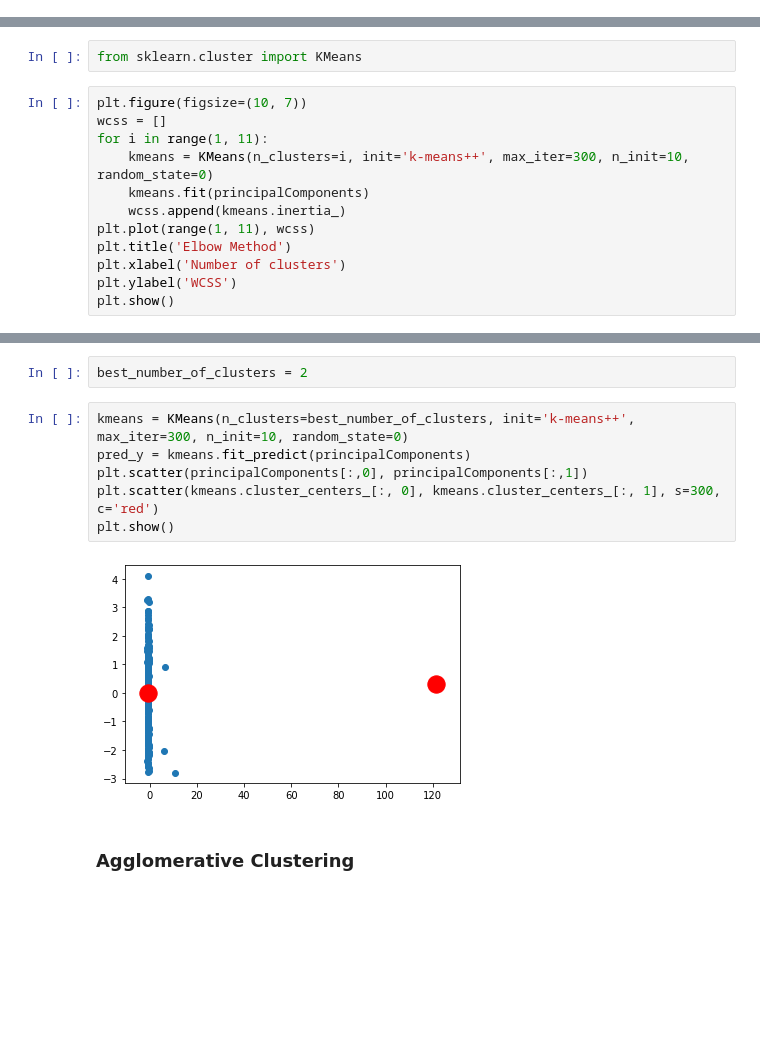
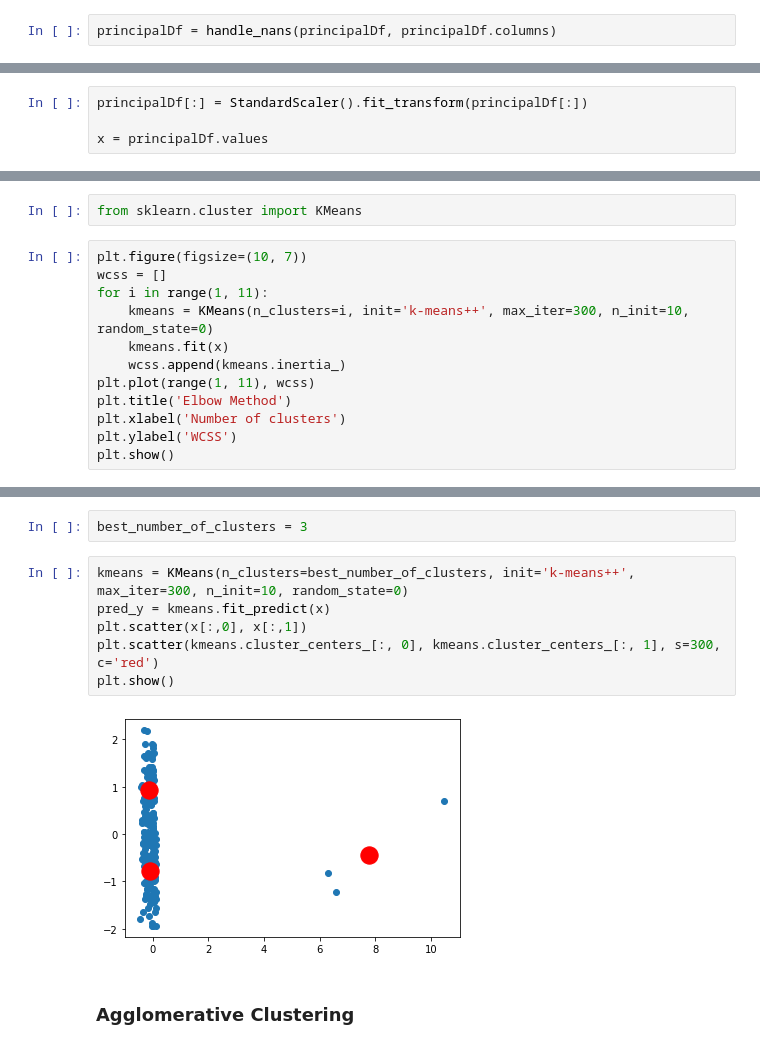
Before and after one commit to pedromlsreis/paranormal_distributions, a Jupyter notebook: explore_nb.ipynb, the cells around one changed output, grey strips where cells are left out. Cells and saved outputs as stored; diff of their text form; blank space fills up the shorter version.

Commit message:
Clustering improvement.

```diff
--- a/explore_nb.ipynb
+++ b/explore_nb.ipynb
@@ -93,0 +104,2 @@ plt.show()
+# %%
+principalDf = handle_nans(principalDf, principalDf.columns)
@@ -94,3 +111,7 @@ plt.show()
+# %%
+principalDf[:] = StandardScaler().fit_transform(principalDf[:])
+
+x = principalDf.values
 # %% [markdown]
 ### K-Means Clustering
 # %%
@@ -100,7 +121,7 @@ plt.figure(figsize=(10, 7))
 wcss = []
 for i in range(1, 11):
     kmeans = KMeans(n_clusters=i, init='k-means++', max_iter=300, n_init=10, random_state=0)
-    kmeans.fit(principalComponents)
+    kmeans.fit(x)
     wcss.append(kmeans.inertia_)
 plt.plot(range(1, 11), wcss)
 plt.title('Elbow Method')
@@ -112,13 +133,13 @@ plt.show()
 # %%
-best_number_of_clusters = 2
+best_number_of_clusters = 3
 # %%
 kmeans = KMeans(n_clusters=best_number_of_clusters, init='k-means++', max_iter=300, n_init=10, random_state=0)
-pred_y = kmeans.fit_predict(principalComponents)
-plt.scatter(principalComponents[:,0], principalComponents[:,1])
+pred_y = kmeans.fit_predict(x)
+plt.scatter(x[:,0], x[:,1])
 plt.scatter(kmeans.cluster_centers_[:, 0], kmeans.cluster_centers_[:, 1], s=300, c='red')
 plt.show()
 # %% [output]
-[figure, old version]
+[figure, new version]
 # %% [markdown]
 ### Agglomerative Clustering
 # %%
```
Also changed, not shown: parts of 11 cells of this notebook.
